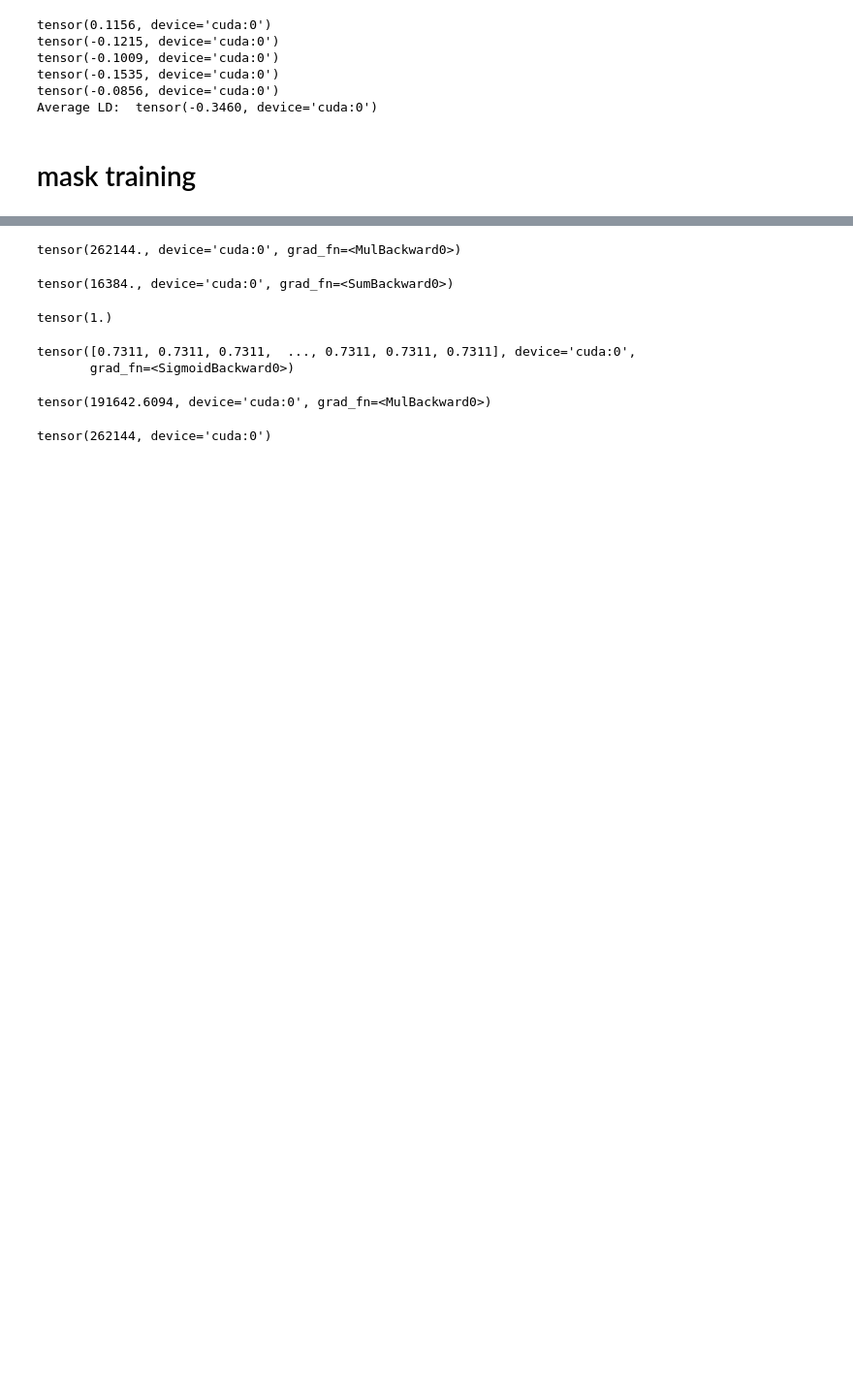
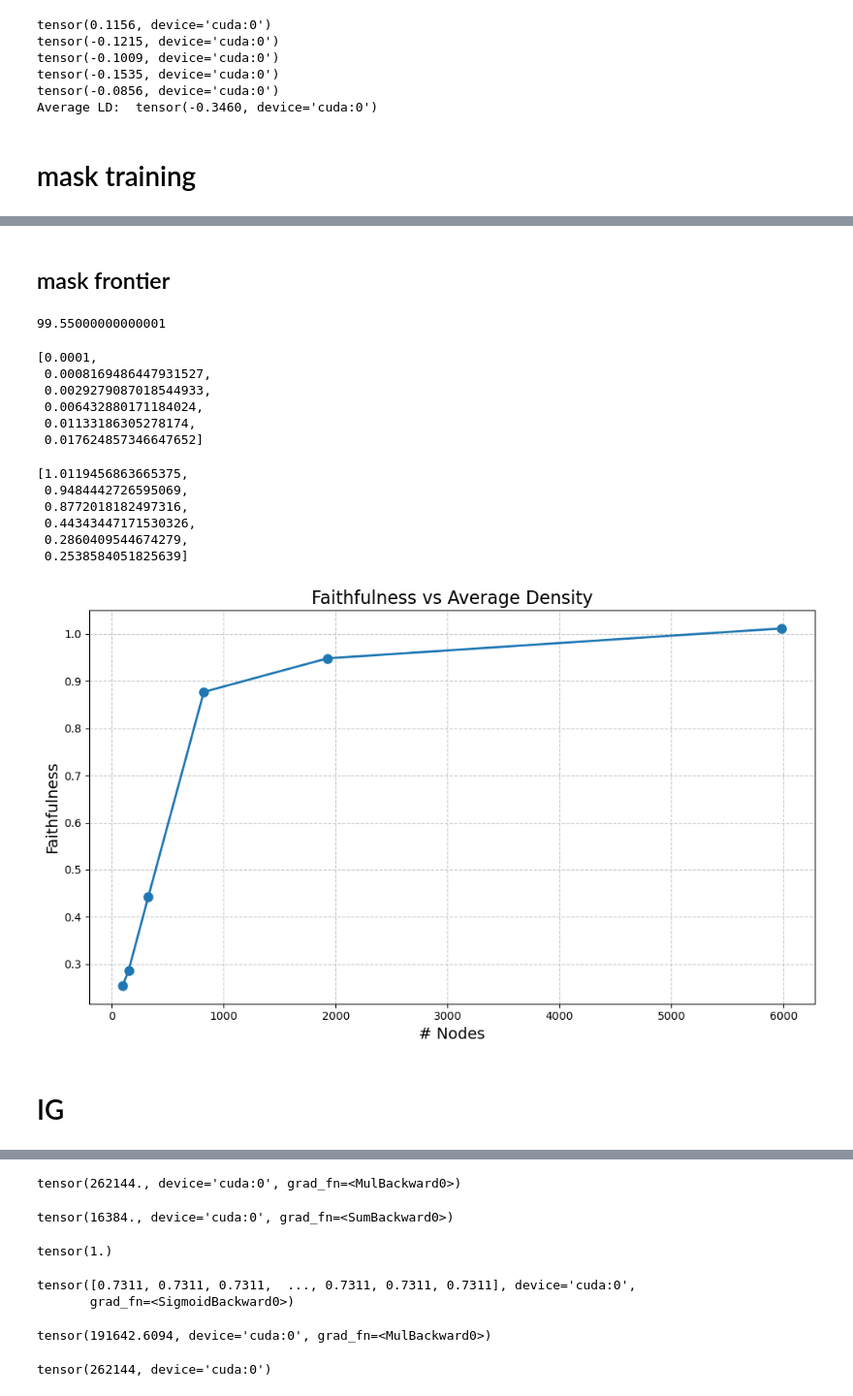
Before and after one commit to NainaniJatinZ/ScalableSAECircuits, a Jupyter notebook: ioi_run.ipynb, the cells around one changed output, grey strips where cells are left out. Shown at 97% size. Drawn from its saved outputs; the diff is of its cells as text; code cells hidden in the pictures; blank space fills up the shorter version.

```diff
--- a/ioi_run.ipynb
+++ b/ioi_run.ipynb
@@ -821,0 +889,3 @@ Run data is saved locally in /work/pi_jensen_umass_edu/jnainani_umass_edu/Scalab
+# %%
+for i in thresholds:
+    do_training_run(token_dataset=clean_tokens, labels_dataset=clean_label_tokens, corr_labels_dataset=corr_label_tokens, sparsity_multiplier=i, task='ioi/baba21/', example_length=20, loss_function="logit_diff", per_token_mask=True, use_mask=True, mean_mask=True)
@@ -821,0 +918,58 @@ Run data is saved locally in /work/pi_jensen_umass_edu/jnainani_umass_edu/Scalab
+# %% [markdown]
+## mask frontier
+# %%
+clean_tokens.shape[0]*0.5*1.1
+# %% [output]
+99.55000000000001
+# %%
+thresholds[:6]
+# %% [output]
+[0.0001,
+ 0.0008169486447931527,
+ 0.0029279087018544933,
+ 0.006432880171184024,
+ 0.01133186305278174,
+ 0.017624857346647652]
+# %%
+nnodes = []
+faithfulness = []
+for i in thresholds[:6]:
+    sparsity_multiplier = i
+    bdir = f"masks/ioi/baba21/logit_diff_{str(sparsity_multiplier)}_run/{str(sparsity_multiplier)}_run.json"
+    # load the dict
+    with open(bdir, 'r') as file:
+        mask_dict = json.load(file)
+    nnodes.append(mask_dict['total_density'])
+    faithfulness.append(mask_dict['faithfulness'])
+faithfulness
+# %% [output]
+[1.0119456863665375,
+ 0.9484442726595069,
+ 0.8772018182497316,
+ 0.44343447171530326,
+ 0.2860409544674279,
+ 0.2538584051825639]
+# %%
+plt.figure(figsize=(10, 6))
+plt.plot(nnodes, faithfulness, marker='o', linestyle='-', linewidth=2, markersize=8)
+
+# Add grid for better readability
+plt.grid(visible=True, linestyle='--', alpha=0.7)
+
+# Highlight data points
+# for x, y in zip(nnodes, faithfulness):
+#     plt.scatter(x, y, color='red', edgecolor='black', zorder=5)
+#     plt.text(x, y + 0.02, f'({x:.2f}, {y:.2f})', fontsize=9, ha='center')
+
+# Add labels and title
+plt.xlabel("# Nodes", fontsize=14)
+plt.ylabel("Faithfulness", fontsize=14)
+plt.title("Faithfulness vs Average Density", fontsize=16)
+
+# Show the plot
+plt.tight_layout()
+plt.show()
+# %% [output]
+[figure, added]
+# %% [markdown]
+# IG
```
Also changed, not shown: parts of 26 cells of this notebook, 7 other files.
